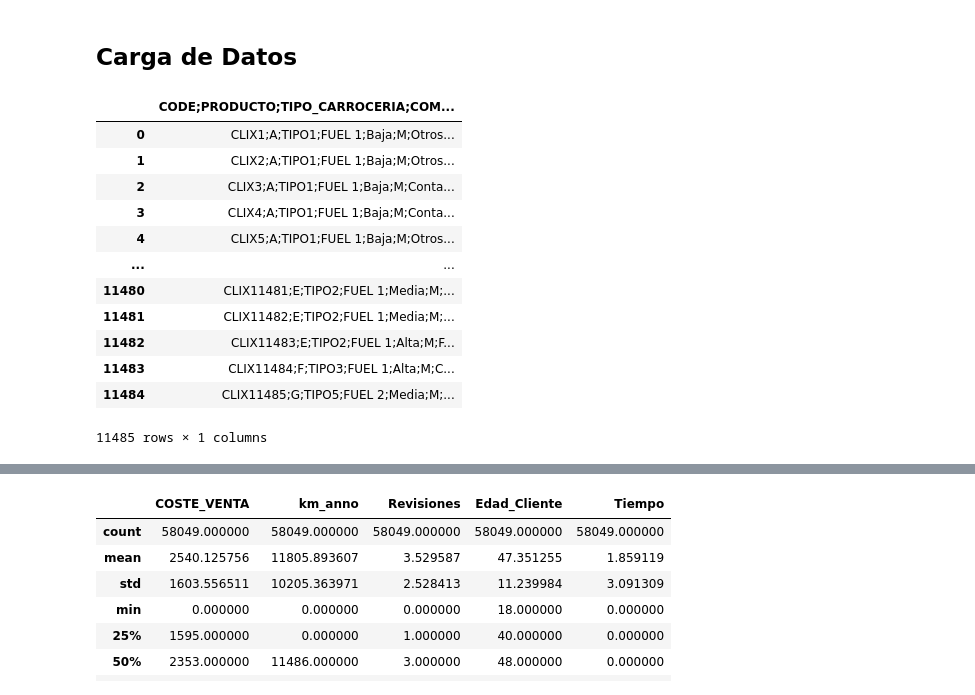
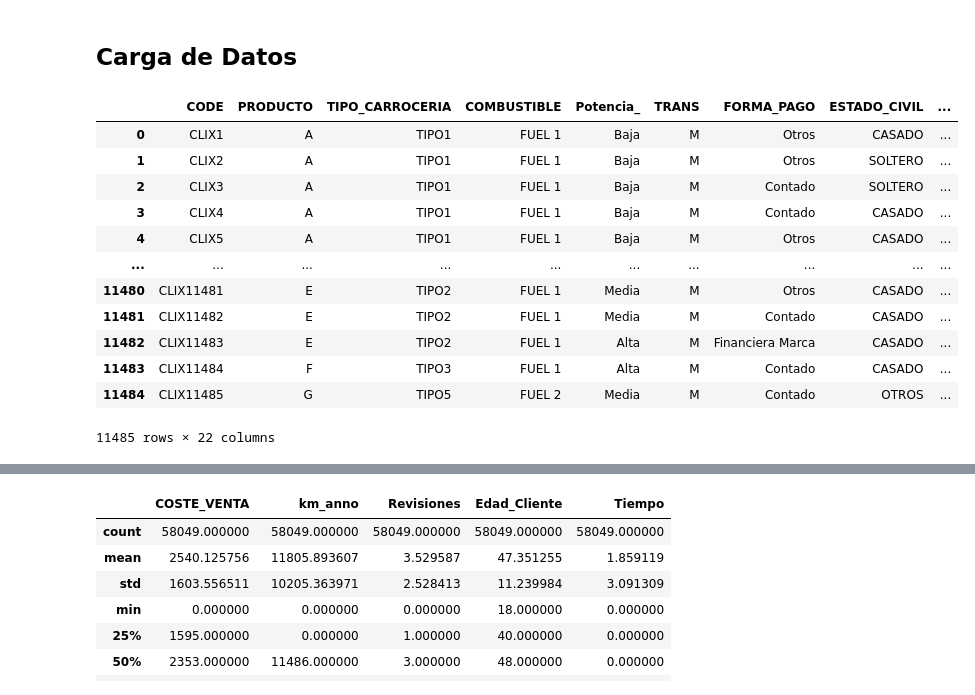
Before and after one commit to alejandromtnz/Purchase-Propensity-Model, a Jupyter notebook: main.ipynb, the cells around one changed output, grey strips where cells are left out. Saved outputs shown, nothing was run; the diff lists cells and outputs as text; code cells hidden in the pictures.

```diff
--- a/main.ipynb
+++ b/main.ipynb
@@ -40,23 +62,23 @@ from sklearn.metrics import (
 # %% [markdown]
 ## Carga de Datos
 # %%
-data = pd.read_csv(r'docs\Propensity_input.csv', delimiter=',')
+data = pd.read_csv(r'docs\Propensity_input.csv', delimiter=';')
 
 display(data)
 # %% [output]
-|  | CODE;PRODUCTO;TIPO_CARROCERIA;COM... |
-| 0 | CLIX1;A;TIPO1;FUEL 1;Baja;M;Otros... |
-| 1 | CLIX2;A;TIPO1;FUEL 1;Baja;M;Otros... |
-| 2 | CLIX3;A;TIPO1;FUEL 1;Baja;M;Conta... |
-| 3 | CLIX4;A;TIPO1;FUEL 1;Baja;M;Conta... |
-| 4 | CLIX5;A;TIPO1;FUEL 1;Baja;M;Otros... |
-| ... | ... |
-| 11480 | CLIX11481;E;TIPO2;FUEL 1;Media;M;... |
-| 11481 | CLIX11482;E;TIPO2;FUEL 1;Media;M;... |
-| 11482 | CLIX11483;E;TIPO2;FUEL 1;Alta;M;F... |
-| 11483 | CLIX11484;F;TIPO3;FUEL 1;Alta;M;C... |
-| 11484 | CLIX11485;G;TIPO5;FUEL 2;Media;M;... |
+|  | CODE | PRODUCTO | TIPO_CARROCERIA | COMBUSTIBLE | Potencia_ | TRANS | FORMA_PAGO | ESTADO_CIVIL | ... |
+| 0 | CLIX1 | A | TIPO1 | FUEL 1 | Baja | M | Otros | CASADO | ... |
+| 1 | CLIX2 | A | TIPO1 | FUEL 1 | Baja | M | Otros | SOLTERO | ... |
+| 2 | CLIX3 | A | TIPO1 | FUEL 1 | Baja | M | Contado | SOLTERO | ... |
+| 3 | CLIX4 | A | TIPO1 | FUEL 1 | Baja | M | Contado | CASADO | ... |
+| 4 | CLIX5 | A | TIPO1 | FUEL 1 | Baja | M | Otros | CASADO | ... |
+| ... | ... | ... | ... | ... | ... | ... | ... | ... | ... |
+| 11480 | CLIX11481 | E | TIPO2 | FUEL 1 | Media | M | Otros | CASADO | ... |
+| 11481 | CLIX11482 | E | TIPO2 | FUEL 1 | Media | M | Contado | CASADO | ... |
+| 11482 | CLIX11483 | E | TIPO2 | FUEL 1 | Alta | M | Financiera Marca | CASADO | ... |
+| 11483 | CLIX11484 | F | TIPO3 | FUEL 1 | Alta | M | Contado | CASADO | ... |
+| 11484 | CLIX11485 | G | TIPO5 | FUEL 2 | Media | M | Contado | OTROS | ... |
-11485 rows × 1 columns
+11485 rows × 22 columns
 # %%
 data.dtypes
 # %% [output]
```
Also changed, not shown: parts of 16 cells of this notebook, 2 other files.
